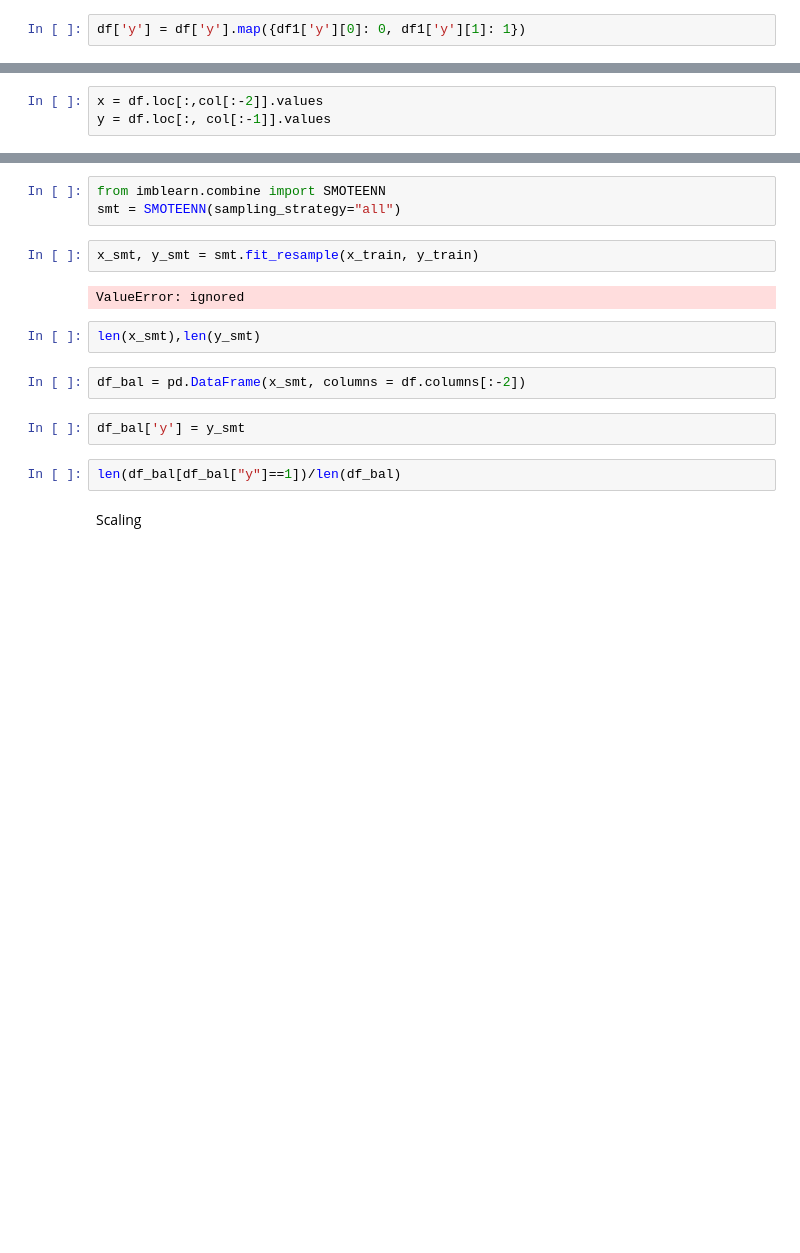
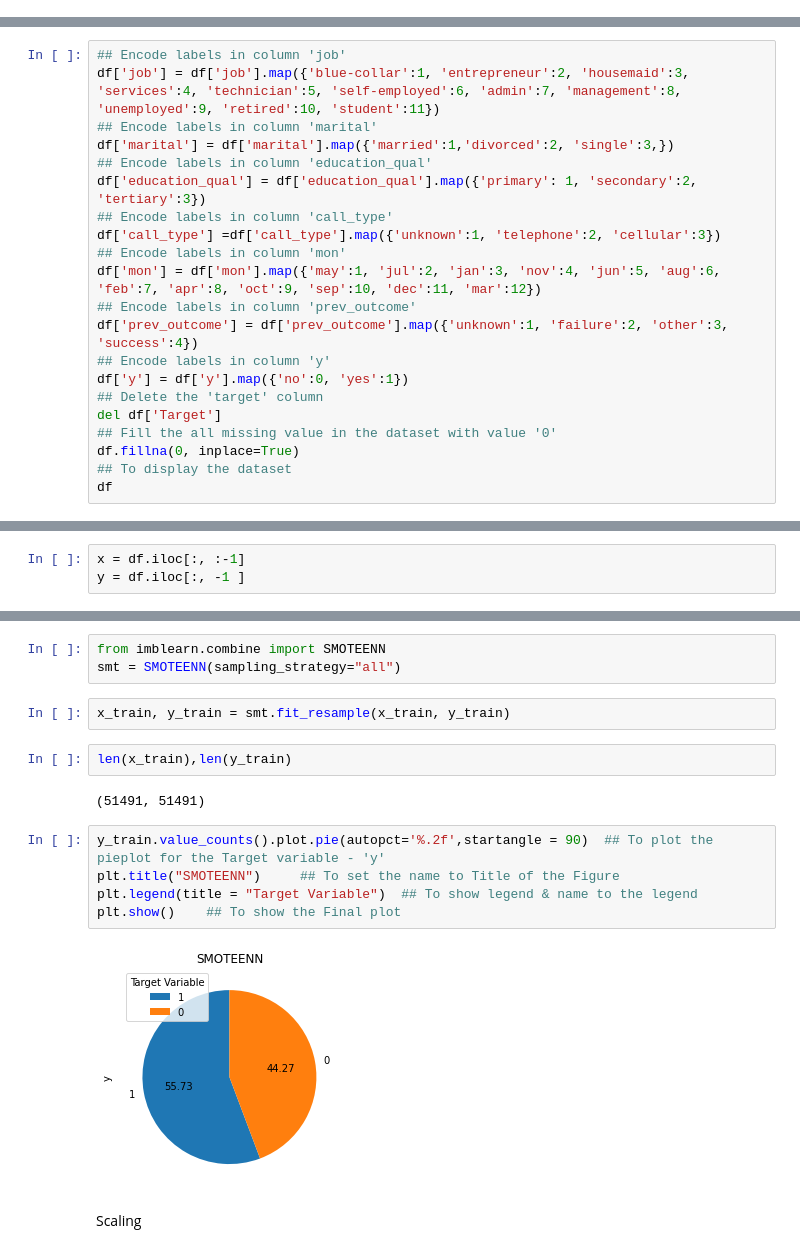
Before and after one commit to Vigneshkumarcvk/Final-Project-GUVI, a Jupyter notebook: Project_1_Conversion_Prediction.ipynb, the cells around one changed output, grey strips where cells are left out. Cells and saved outputs as stored; diff of their text form; blank space fills up the shorter version.

```diff
--- a/Project_1_Conversion_Prediction.ipynb
+++ b/Project_1_Conversion_Prediction.ipynb
@@ -485,2 +335,0 @@ df1
-# %%
-df['y'] = df['y'].map({df1['y'][0]: 0, df1['y'][1]: 1})
@@ -519,0 +336,21 @@ memory usage: 4.1 MB
+# %%
+## Encode labels in column 'job'
+df['job'] = df['job'].map({'blue-collar':1, 'entrepreneur':2, 'housemaid':3, 'services':4, 'technician':5, 'self-employed':6, 'admin':7, 'management':8, 'unemployed':9, 'retired':10, 'student':11})
+## Encode labels in column 'marital'
+df['marital'] = df['marital'].map({'married':1,'divorced':2, 'single':3,})
+## Encode labels in column 'education_qual'
+df['education_qual'] = df['education_qual'].map({'primary': 1, 'secondary':2, 'tertiary':3})
+## Encode labels in column 'call_type'
+df['call_type'] =df['call_type'].map({'unknown':1, 'telephone':2, 'cellular':3})
+## Encode labels in column 'mon'
+df['mon'] = df['mon'].map({'may':1, 'jul':2, 'jan':3, 'nov':4, 'jun':5, 'aug':6, 'feb':7, 'apr':8, 'oct':9, 'sep':10, 'dec':11, 'mar':12})
+## Encode labels in column 'prev_outcome'
+df['prev_outcome'] = df['prev_outcome'].map({'unknown':1, 'failure':2, 'other':3, 'success':4})
+## Encode labels in column 'y'
+df['y'] = df['y'].map({'no':0, 'yes':1})
+## Delete the 'target' column
+del df['Target']
+## Fill the all missing value in the dataset with value '0'
+df.fillna(0, inplace=True)
+## To display the dataset
+df
@@ -538,6 +388,6 @@ col[:-2]
 # %%
-x = df.loc[:,col[:-2]].values
-y = df.loc[:, col[:-1]].values
+x = df.iloc[:, :-1]
+y = df.iloc[:, -1 ]
 # %%
 x_train, x_test, y_train, y_test = train_test_split(x, y, test_size = 0.25)
 # %% [markdown]
@@ -554,17 +404,18 @@ len(x_train),len(y_train)
 from imblearn.combine import SMOTEENN
 smt = SMOTEENN(sampling_strategy="all")
 # %%
-x_smt, y_smt = smt.fit_resample(x_train, y_train)
+x_train, y_train = smt.fit_resample(x_train, y_train)
-# %% [output]
-ValueError: ignored
 # %%
-len(x_smt),len(y_smt)
+len(x_train),len(y_train)
+# %% [output]
+(51491, 51491)
-# %%
-df_bal = pd.DataFrame(x_smt, columns = df.columns[:-2])
-# %%
-df_bal['y'] = y_smt
-# %%
-len(df_bal[df_bal["y"]==1])/len(df_bal)
+# %%
+y_train.value_counts().plot.pie(autopct='%.2f',startangle = 90)  ## To plot the pieplot for the Target variable - 'y'
+plt.title("SMOTEENN")     ## To set the name to Title of the Figure
+plt.legend(title = "Target Variable")  ## To show legend & name to the legend
+plt.show()    ## To show the Final plot
+# %% [output]
+[figure, added]
 # %% [markdown]
 Scaling
 # %%
```
Also changed, not shown: parts of 63 cells of this notebook.
